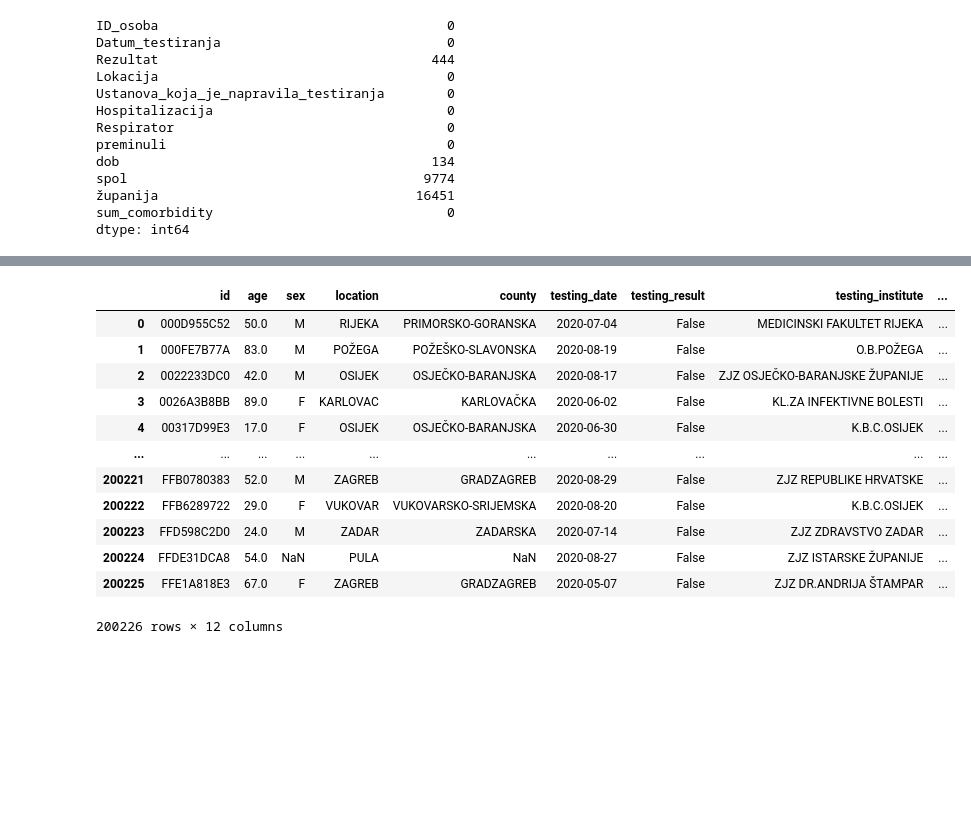
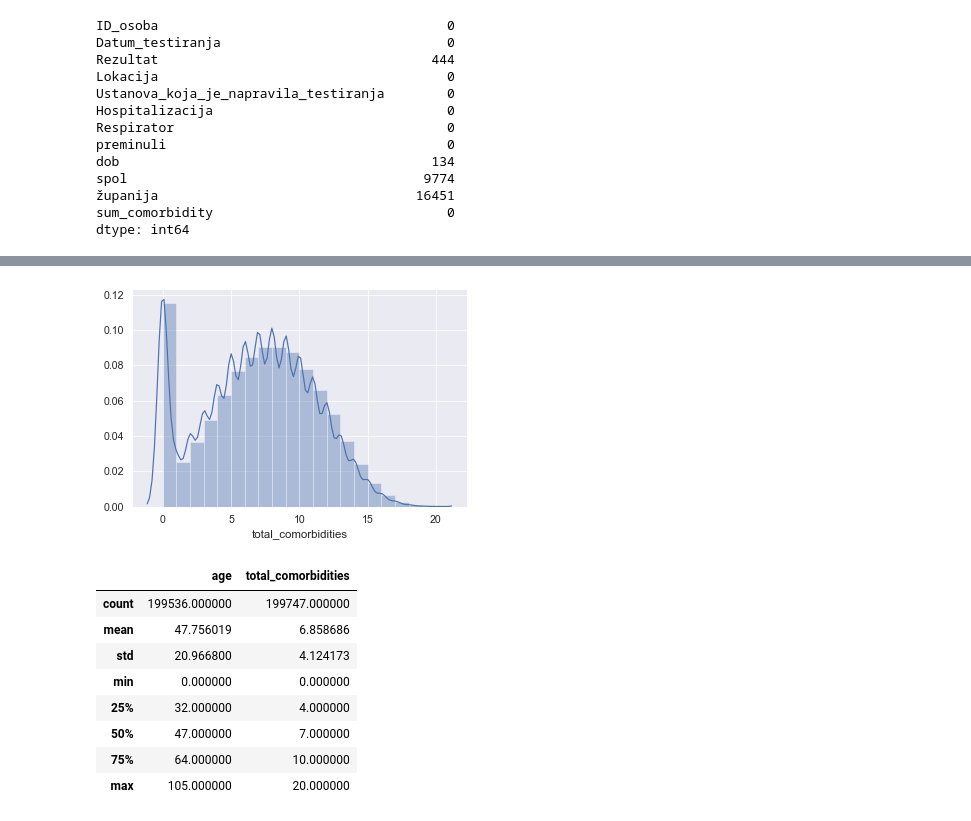
Before and after one commit to akapet00/covid-19-modelling-croatia, a Jupyter notebook: notebooks/00-tidy.ipynb, the cells around one changed output, grey strips where cells are left out. Cells and saved outputs as stored; diff of their text form; code cells hidden in the pictures; blank space fills up the shorter version.

```diff
--- a/notebooks/00-tidy.ipynb
+++ b/notebooks/00-tidy.ipynb
@@ -13,7 +16,7 @@ import matplotlib.pyplot as plt
 # %%
 DATA_DIR = 'data'
 RAW_FILE = 'raw_data_cro.xlsx'
-RAW_DATA_PATH = os.path.join(os.pardidf['e'] = df[col_list].sum(axis=1)r, DATA_DIR, RAW_FILE)
+RAW_DATA_PATH = os.path.join(os.pardir, DATA_DIR, RAW_FILE)
 # %%
 df = pd.read_excel(RAW_DATA_PATH)
 # %%
@@ -114,15 +117,34 @@ spol                                      9774
 sum_comorbidity                              0
 dtype: int64
 # %%
-# df_tidy.ID_osoba
+# convert testing date to datetime.datetime format and drop all testst before 2020-2-25
 df_tidy.Datum_testiranja = df_tidy.Datum_testiranja.apply(pd.to_datetime)
+df_tidy.drop(df_tidy[df_tidy.Datum_testiranja < datetime.datetime(2020, 2, 25)].index, inplace=True)
+
+# convert testing result to bool
 df_tidy.Rezultat = df_tidy.Rezultat.replace({1.0: True, 0.0: False})
-# df_tidy.Lokacija
-# df_tidy.Ustanova_koja_je_napravila_testiranja
+df_tidy.drop(df_tidy[df_tidy.Rezultat.isnull()].index, inplace=True)
+
+# convert hospitalization data to bool
 df_tidy.Hospitalizacija = df_tidy.Hospitalizacija.replace({1: True, 0: False})
+
+# convert respirator indicator data to bool
 df_tidy.Respirator = df_tidy.Respirator.replace({1: True, 0: False})
+
+# convert deceased data to bool
 df_tidy.preminuli = df_tidy.Respirator.replace({1: True, 0: False})
+
+# convert age to numeric and remove invalid values
 df_tidy.dob = df_tidy.dob.apply(pd.to_numeric)
+df_tidy.loc[df_tidy.dob < 0, 'dob'] = np.NaN
+df_tidy.loc[df_tidy.dob > 105, 'dob'] = np.NaN
+
+# convert sex to string and fill NaNs randomly
 df_tidy.spol = df_tidy.spol.replace({1.: 'M', 2.: 'F'})
+@np.vectorize
+def gen_random(x):
+    return random.choice(('M', 'F'))
+df_tidy.spol[df_tidy.spol.isnull()] = df_tidy.spol[df_tidy.spol.isnull()].apply(gen_random)
+
+# tidy up counties
 df_tidy.županija = df_tidy.županija.str.replace('ŽUPANIJA', '').str.replace(' ', '')
-# df_tidy.sum_comorbidity
@@ -166,16 +216,17 @@ df_w.total_comorbidities = df_tidy.sum_comorbidity
+# %%
+sns.distplot(df_w.total_comorbidities, bins=20)
+plt.show()
+# %% [output]
+[figure, added]
 # %%
-df_w
+df_w.describe()
 # %% [output]
-|  | id | age | sex | location | county | testing_date | testing_result | testing_institute | ... |
-| 0 | 000D955C52 | 50.0 | M | RIJEKA | PRIMORSKO-GORANSKA | 2020-07-04 | False | MEDICINSKI FAKULTET RIJEKA | ... |
-| 1 | 000FE7B77A | 83.0 | M | POŽEGA | POŽEŠKO-SLAVONSKA | 2020-08-19 | False | O.B.POŽEGA | ... |
-| 2 | 0022233DC0 | 42.0 | M | OSIJEK | OSJEČKO-BARANJSKA | 2020-08-17 | False | ZJZ OSJEČKO-BARANJSKE ŽUPANIJE | ... |
-| 3 | 0026A3B8BB | 89.0 | F | KARLOVAC | KARLOVAČKA | 2020-06-02 | False | KL.ZA INFEKTIVNE BOLESTI | ... |
-| 4 | 00317D99E3 | 17.0 | F | OSIJEK | OSJEČKO-BARANJSKA | 2020-06-30 | False | K.B.C.OSIJEK | ... |
-| ... | ... | ... | ... | ... | ... | ... | ... | ... | ... |
-| 200221 | FFB0780383 | 52.0 | M | ZAGREB | GRADZAGREB | 2020-08-29 | False | ZJZ REPUBLIKE HRVATSKE | ... |
-| 200222 | FFB6289722 | 29.0 | F | VUKOVAR | VUKOVARSKO-SRIJEMSKA | 2020-08-20 | False | K.B.C.OSIJEK | ... |
-| 200223 | FFD598C2D0 | 24.0 | M | ZADAR | ZADARSKA | 2020-07-14 | False | ZJZ ZDRAVSTVO ZADAR | ... |
-| 200224 | FFDE31DCA8 | 54.0 | NaN | PULA | NaN | 2020-08-27 | False | ZJZ ISTARSKE ŽUPANIJE | ... |
-| 200225 | FFE1A818E3 | 67.0 | F | ZAGREB | GRADZAGREB | 2020-05-07 | False | ZJZ DR.ANDRIJA ŠTAMPAR | ... |
+|  | age | total_comorbidities |
+| count | 199536.000000 | 199747.000000 |
+| mean | 47.756019 | 6.858686 |
+| std | 20.966800 | 4.124173 |
+| min | 0.000000 | 0.000000 |
+| 25% | 32.000000 | 4.000000 |
+| 50% | 47.000000 | 7.000000 |
+| 75% | 64.000000 | 10.000000 |
+| max | 105.000000 | 20.000000 |
-200226 rows × 12 columns
```
Also changed, not shown: parts of 9 cells of this notebook, 1 other file.
